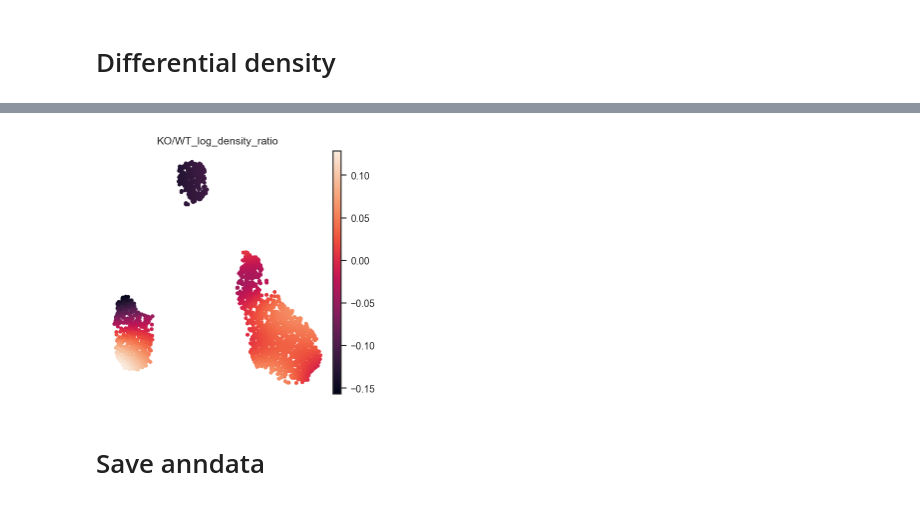
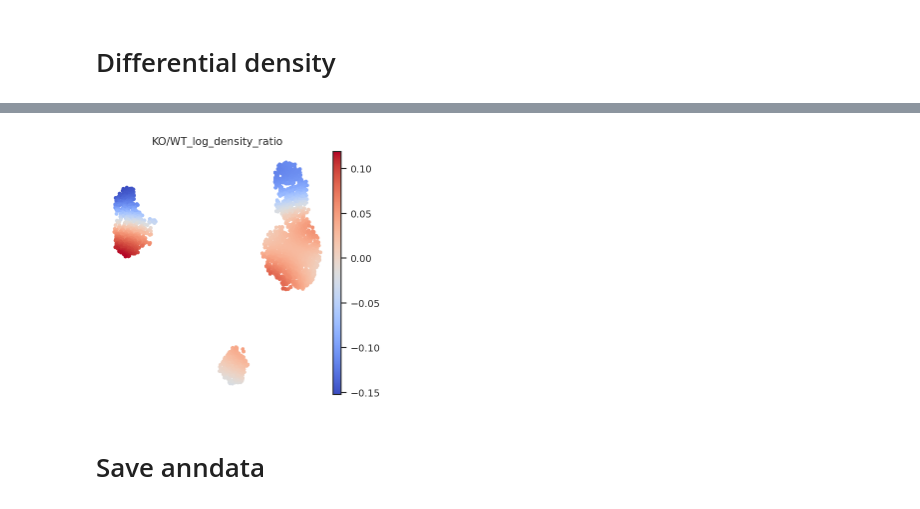
Before and after one commit to j-germino/scrnatools-git, a Jupyter notebook: examples/scrnatools_example.ipynb, the cells around one changed output, grey strips where cells are left out. Saved outputs shown, nothing was run; the diff lists cells and outputs as text; code cells hidden in the pictures.

```diff
--- a/examples/scrnatools_example.ipynb
+++ b/examples/scrnatools_example.ipynb
@@ -18,5 +18,5 @@ import os
 import shutil
 # %%
 sc.set_figure_params(figsize=(4,4), dpi=80, dpi_save=300, facecolor="white", frameon=False)
-plt.rcParams["axes.grid"] = False
 rna.configs.verbosity = "info"
+scvi.settings.seed = 0
@@ -499,11 +531,12 @@ adata = rna.tl.log_density_ratio(
 # %%
 sc.pl.umap(
     adata,
     color="KO/WT_log_density_ratio",
+    cmap="coolwarm"
 )
 # As expected there is not significant enrichment of either randomly assigned genotype in a particular region on the UMAP (note the colorbar scale)
 # %% [output]
-[figure, old version]
+[figure, new version]
 # %% [markdown]
 # Save anndata
 # %%
```
Also changed, not shown: parts of 32 cells of this notebook, 5 other files.
